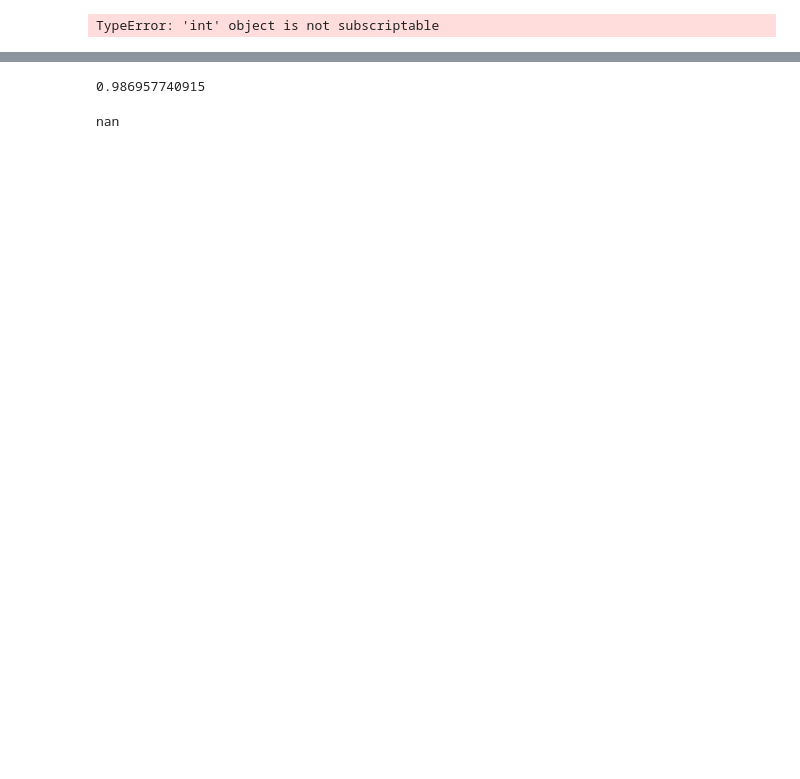
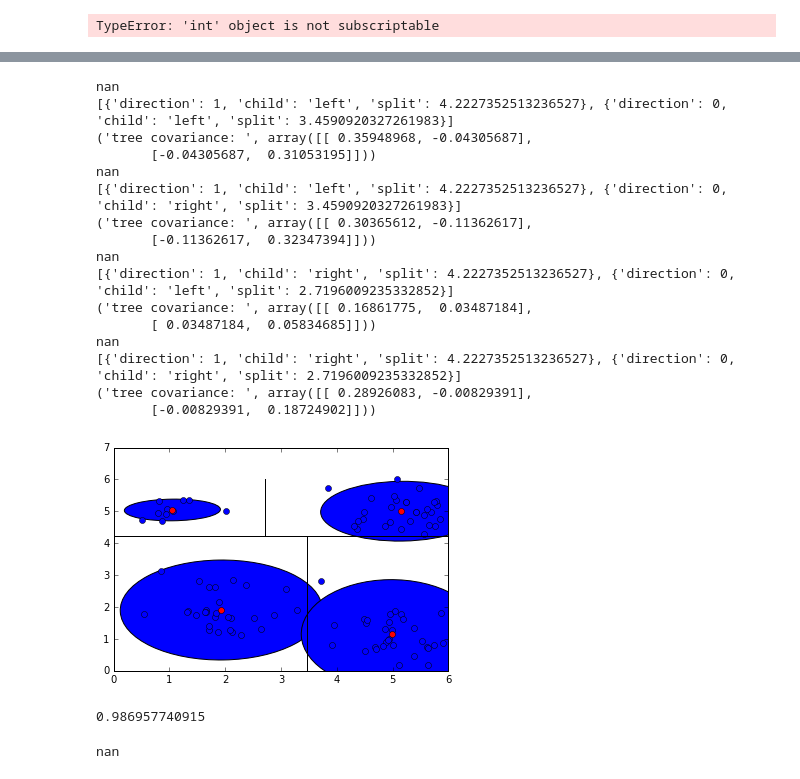
Before and after one commit to kfritsch/density_forest, a Jupyter notebook: DensityTree.ipynb, the cells around one changed output, grey strips where cells are left out. Drawn from its saved outputs; the diff is of its cells as text; code cells hidden in the pictures; blank space fills up the shorter version.

```diff
--- a/DensityTree.ipynb
+++ b/DensityTree.ipynb
@@ -504,3 +573,65 @@ plt.plot([0,6],[ 5.7306771060727044,  5.7306771060727044])
+# %%
+from matplotlib.patches import Ellipse
+
+def plotsplits(h,s,hor=[0,6],vert=[0,6]):
+
+        plotsplits(h,s+1,hor,vert)
+
+fig = plt.figure(0)
+ax = fig.add_subplot(111)
+
+nodes=DensityTree.leaf_nodes()
+tree=DensityTree.tree
+plt.plot(data[:,0],data[:,1], "o")
+for d in nodes:
+    print(tree[d].split)
+    print(tree[d].history)
+    vert=[0,6]
+    hor=[0,6]
+    for h in tree[d].history:
+        #plotsplits(h,0)
+        if h['direction']==0:
+            ax.plot([h['split'],h['split']],vert,color='k')
+            if(h['child']=='left'):
+                hor=[hor[0],h['split']]
+            else:
+                hor=[h['split'],hor[1]]
+        else:
+            ax.plot(hor,[h['split'],h['split']],color='k')
+            if(h['child']=='left'):
+                vert=[vert[0],h['split']]
+            else:
+                vert=[h['split'],vert[1]]
+    vec1=np.array([0,1])
+    print(('tree covariance: ',tree[d].cov))
+    #ax.plot([tree[d].mean[0],(tree[d].cov[:,0]-tree[d].mean)[0]],[tree[d].mean[1],(tree[d].cov[:,1]-tree[d].mean)[1]])
+    ax.add_artist(Ellipse(xy=tree[d].mean, width=np.linalg.norm(tree[d].cov[:,0]*10), height=np.linalg.norm(tree[d].cov[:,1]*10), angle=np.arccos(np.dot(vec1,tree[d].cov[:,0]*10)/(np.linalg.norm(vec1)*np.linalg.norm(tree[d].cov[:,0]*10)))))
+   # if(len(h)<s):
+    #print(tree[d].root)
+    plt.plot(tree[d].mean[0],tree[d].mean[1],'o',color='r')
+    plt.savefig('example.png')
+ #   lines=d.history
+  #  if lines['direction']==0:
+   #     plot
+   # plt.savefig('results')
+# %% [output]
+nan
+[{'direction': 1, 'child': 'left', 'split': 4.2227352513236527}, {'direction': 0, 'child': 'left', 'split': 3.4590920327261983}]
+('tree covariance: ', array([[ 0.35948968, -0.04305687],
+       [-0.04305687,  0.31053195]]))
+nan
+[{'direction': 1, 'child': 'left', 'split': 4.2227352513236527}, {'direction': 0, 'child': 'right', 'split': 3.4590920327261983}]
+('tree covariance: ', array([[ 0.30365612, -0.11362617],
+       [-0.11362617,  0.32347394]]))
+nan
+[{'direction': 1, 'child': 'right', 'split': 4.2227352513236527}, {'direction': 0, 'child': 'left', 'split': 2.7196009235332852}]
+('tree covariance: ', array([[ 0.16861775,  0.03487184],
+       [ 0.03487184,  0.05834685]]))
+nan
+[{'direction': 1, 'child': 'right', 'split': 4.2227352513236527}, {'direction': 0, 'child': 'right', 'split': 2.7196009235332852}]
+('tree covariance: ', array([[ 0.28926083, -0.00829391],
+       [-0.00829391,  0.18724902]]))
+[figure, added]
 # %%
 data2 = np.zeros([100,2])
 for i in range(100):
```
Also changed, not shown: parts of 7 cells of this notebook, 1 other file.
